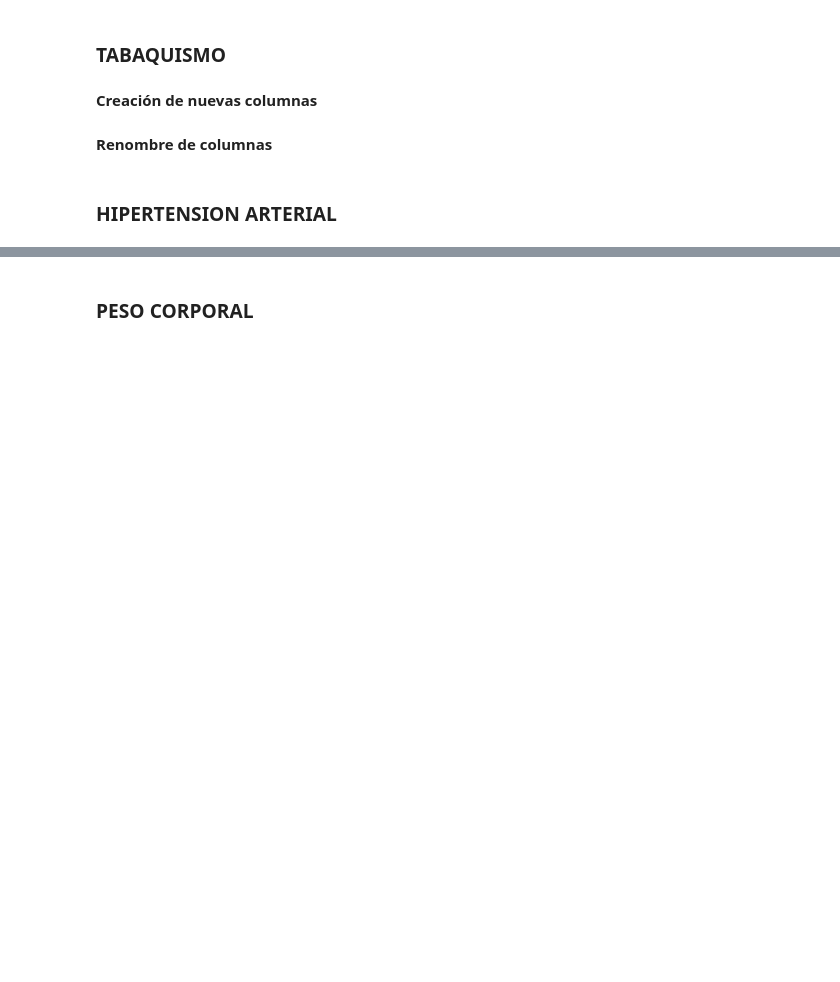
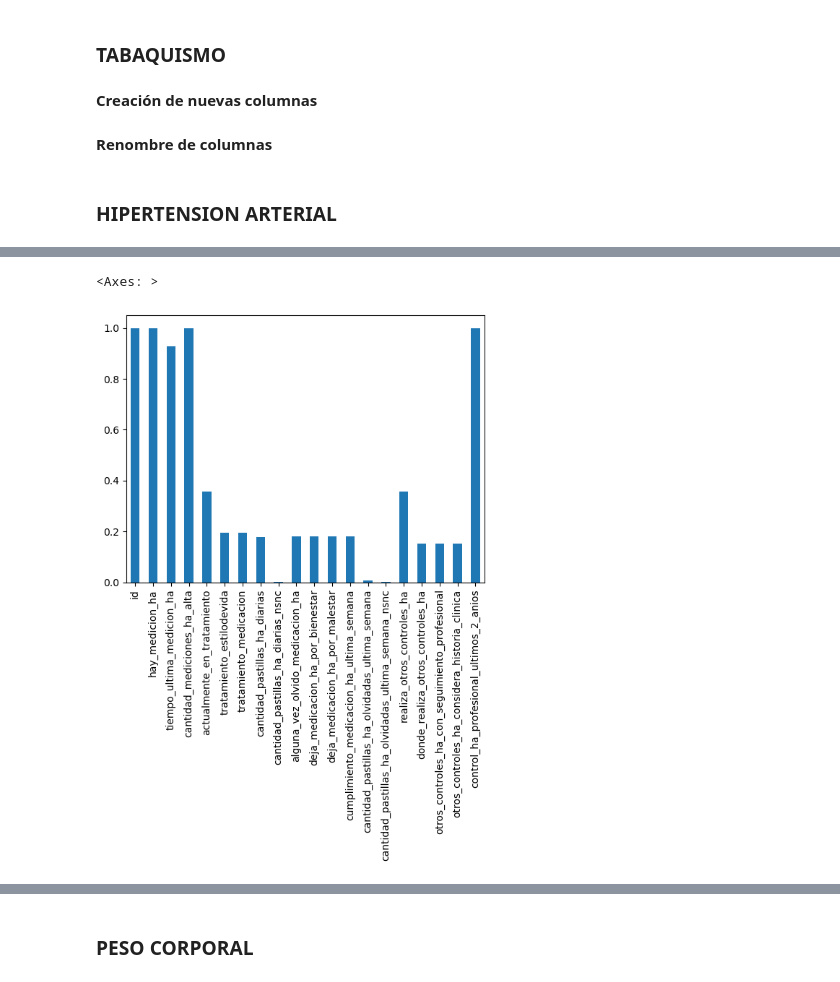
Before and after one commit to Data-Science-YPF/factores_riesgo, a Jupyter notebook: acondicionamiento.ipynb, the cells around one changed output, grey strips where cells are left out. Cells and saved outputs as stored; diff of their text form; code cells hidden in the pictures; blank space fills up the shorter version.

```diff
--- a/acondicionamiento.ipynb
+++ b/acondicionamiento.ipynb
@@ -278,0 +331,7 @@ hipertension_raw.head()
+# %%
+#Gráficamente, ver la proporción de valores no nulos en cada columna
+a1_hipertension=(hipertension_raw.notna().sum(axis = 0)  /  len(hipertension_raw))
+a1_hipertension.plot.bar()
+# %% [output]
+<Axes: >
+[figure, added]
```
Also changed, not shown: parts of 58 cells of this notebook.
